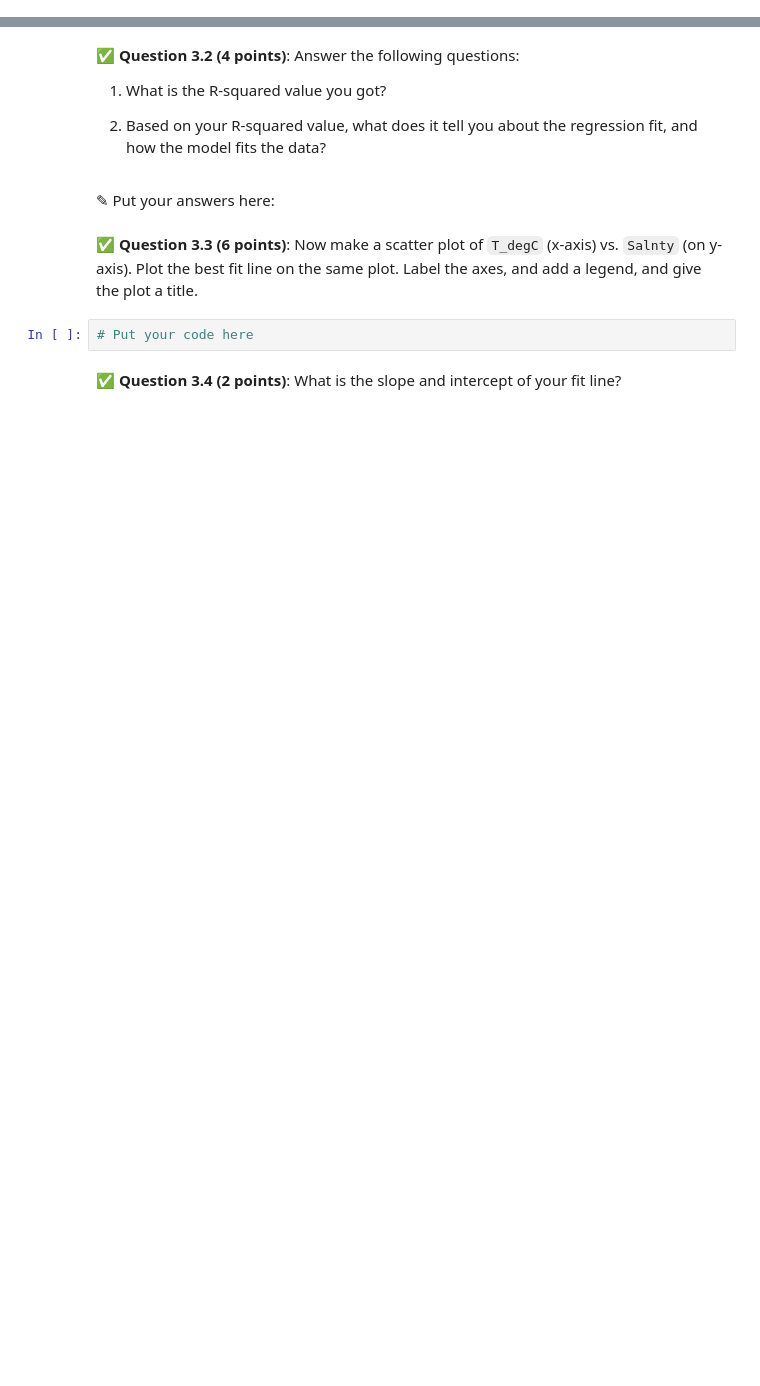
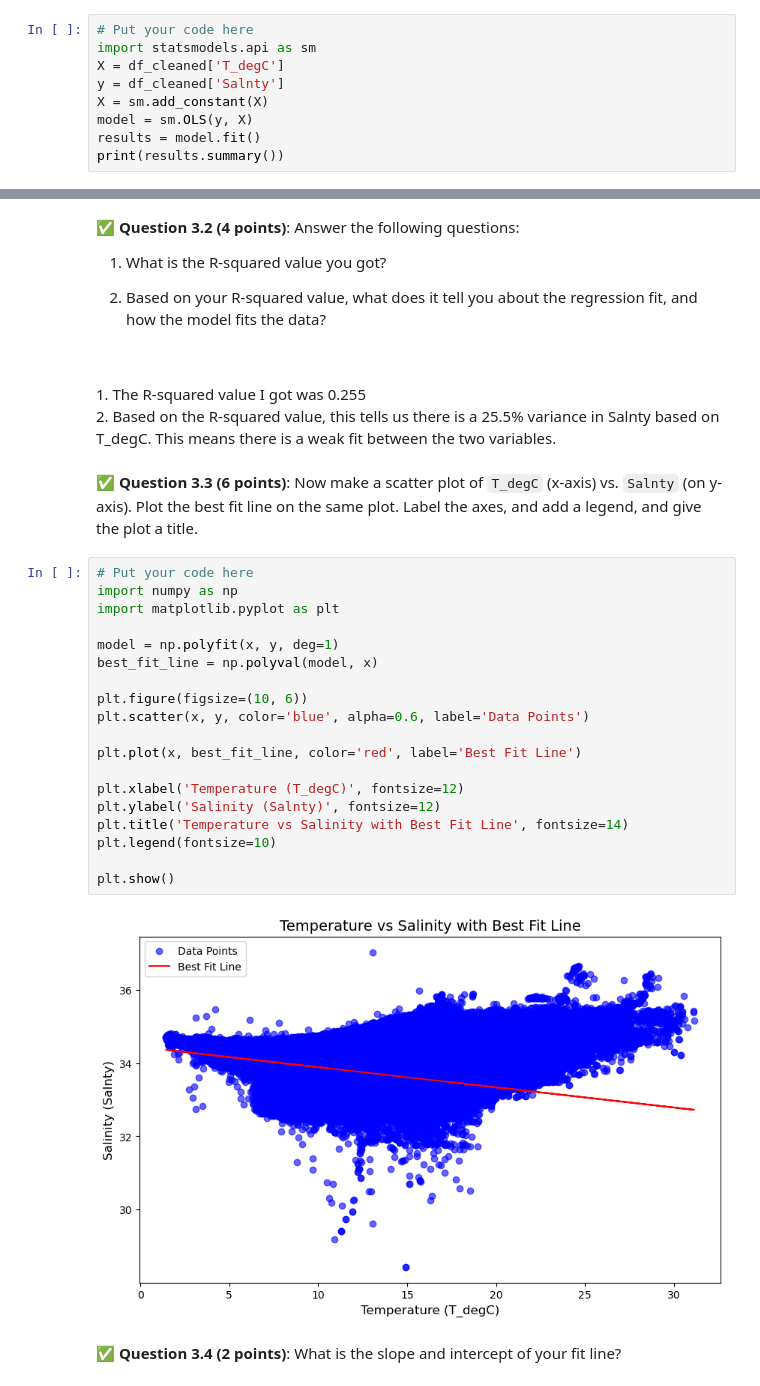
Before and after one commit to efatur2004/CMSE202-f25-turnin, a Jupyter notebook: hw-03/HW-03_Regression-S25-STUDENT.ipynb, the cells around one changed output, grey strips where cells are left out. Saved outputs shown, nothing was run; the diff lists cells and outputs as text; blank space fills up the shorter version.

```diff
--- a/hw-03/HW-03_Regression-S25-STUDENT.ipynb
+++ b/hw-03/HW-03_Regression-S25-STUDENT.ipynb
@@ -160,0 +159,9 @@ In this part, we'll perform some one-variable linear and polynomial regression a
+# %%
+# Put your code here
+import statsmodels.api as sm
+X = df_cleaned['T_degC']
+y = df_cleaned['Salnty']
+X = sm.add_constant(X)
+model = sm.OLS(y, X)
+results = model.fit()
+print(results.summary())
@@ -164,11 +189,30 @@ In this part, we'll perform some one-variable linear and polynomial regression a
 1. What is the R-squared value you got?
 
 2. Based on your R-squared value, what does it tell you about the regression fit, and how the model fits the data?
-# %% [markdown]
-<font size=+3>&#9998;</font> Put your answers here:
+# %% [markdown]
+<br> 1. The R-squared value I got was 0.255 <br>2. Based on the R-squared value, this tells us there is a 25.5% variance in Salnty based on T_degC. This means there is a weak fit between the two variables.
 # %% [markdown]
 &#9989;  **Question 3.3 (6 points)**: Now make a scatter plot of `T_degC` (x-axis) vs. `Salnty` (on y-axis). Plot the best fit line on the same plot. Label the axes, and add a legend, and give the plot a title.
-# %%
-# Put your code here
+# %%
+# Put your code here
+import numpy as np
+import matplotlib.pyplot as plt
+
+model = np.polyfit(x, y, deg=1)
+best_fit_line = np.polyval(model, x)
+
+plt.figure(figsize=(10, 6))
+plt.scatter(x, y, color='blue', alpha=0.6, label='Data Points')
+
+plt.plot(x, best_fit_line, color='red', label='Best Fit Line')
+
+plt.xlabel('Temperature (T_degC)', fontsize=12)
+plt.ylabel('Salinity (Salnty)', fontsize=12)
+plt.title('Temperature vs Salinity with Best Fit Line', fontsize=14)
+plt.legend(fontsize=10)
+
+plt.show()
+# %% [output]
+[figure, added]
 # %% [markdown]
 &#9989;  **Question 3.4 (2 points)**: What is the slope and intercept of your fit line?
```
Also changed, not shown: parts of 8 cells of this notebook.
